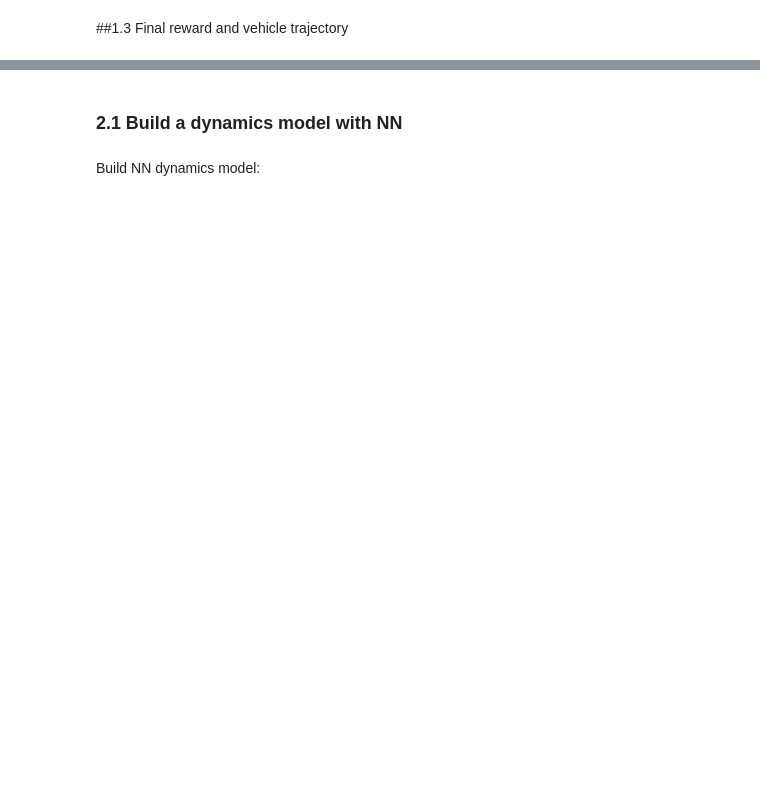
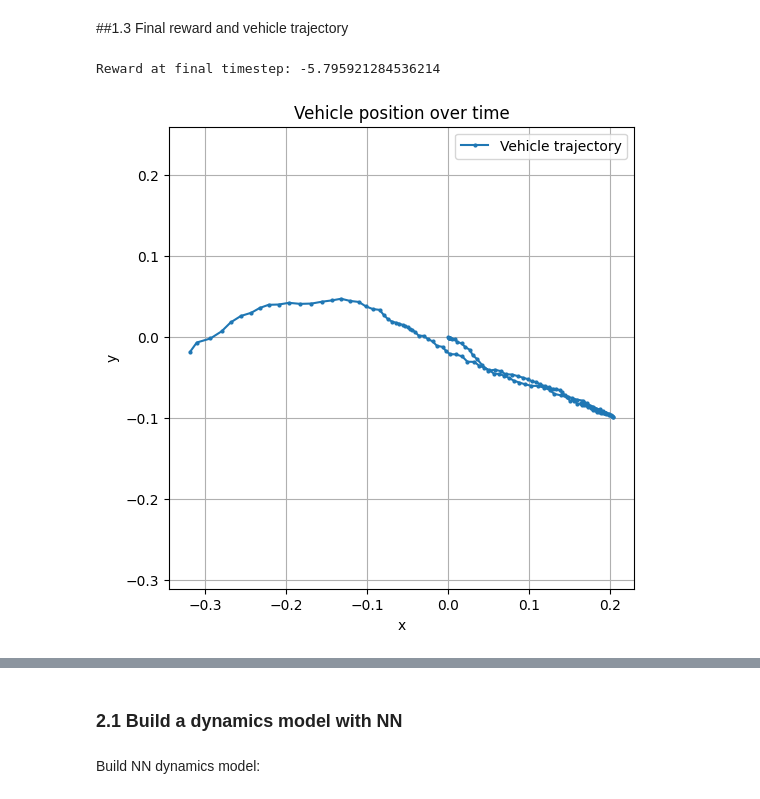
Before and after one commit to aitechroberts/trustworthy_ai, a Jupyter notebook: CMU_24784_S2024_P2_Students.ipynb, the cells around one changed output, grey strips where cells are left out. Drawn from its saved outputs; the diff is of its cells as text; code cells hidden in the pictures; blank space fills up the shorter version.

```diff
--- a/CMU_24784_S2024_P2_Students.ipynb
+++ b/CMU_24784_S2024_P2_Students.ipynb
@@ -179,3 +315,25 @@ plt.show()
+# %%
+# final reward
+final_reward = rewards[-1]
+print("Reward at final timestep:", final_reward)
+
+# Plot the trajectory of the vehicle (x and y position over timestep)
+# Pull out x and y coordinates
+positions = achieved[:, :2]   # shape (T,2)
+x, y = positions[:,0], positions[:,1]
+
+plt.figure(figsize=(6,6))
+plt.plot(x, y, marker="o", markersize=2, label="Vehicle trajectory")
+plt.xlabel("x")
+plt.ylabel("y")
+plt.title("Vehicle position over time")
+plt.legend()
+plt.axis("equal")
+plt.grid(True)
+plt.show()
+# %% [output]
+Reward at final timestep: -5.795921284536214
+[figure, added]
 # %%
 #load the video of the episode
 show_videos('./videos')
```
Also changed, not shown: parts of 44 cells of this notebook, 1 other file.
